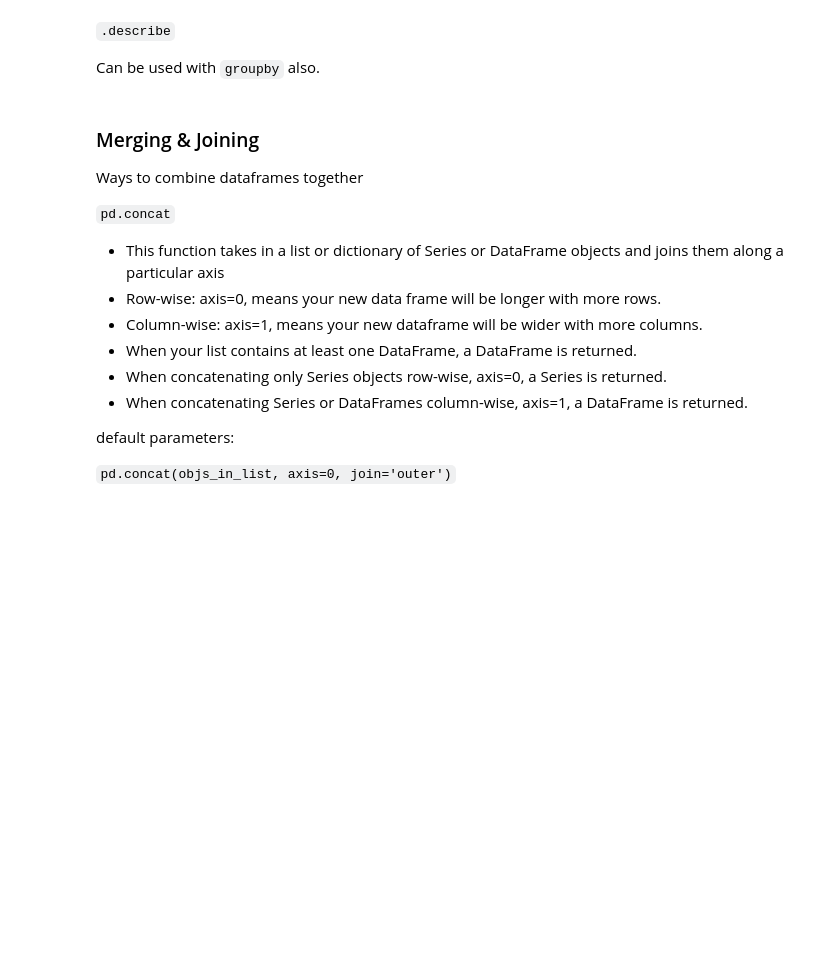
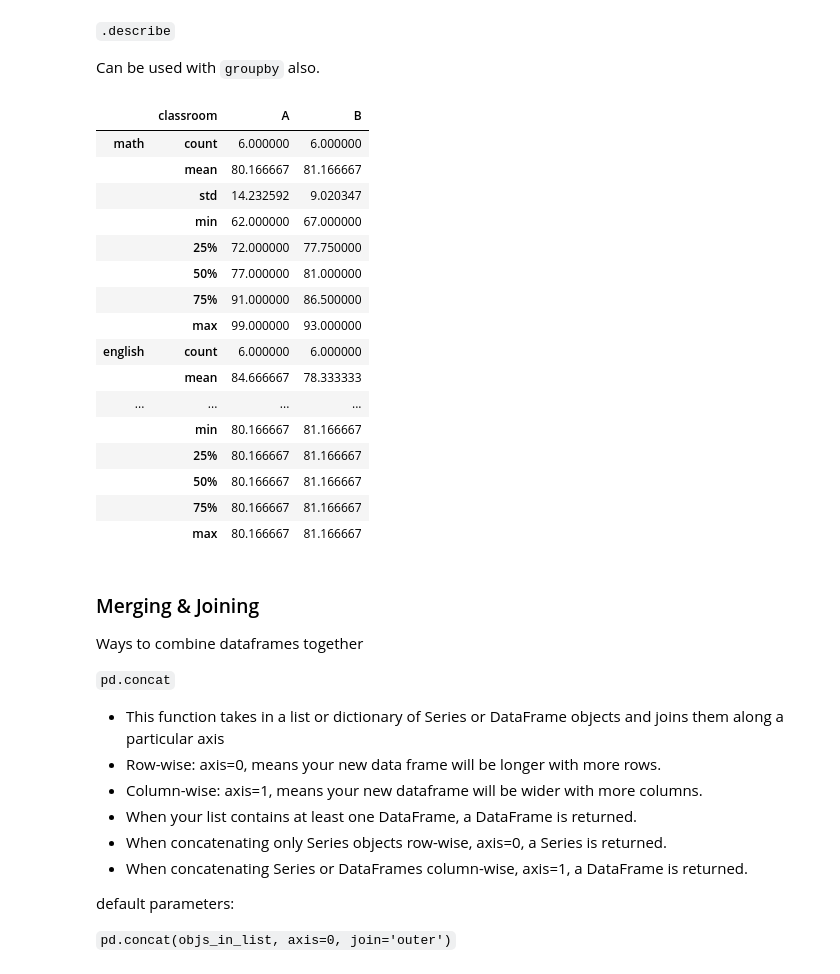
Before and after one commit to CodeupClassroom/noether-data-science-libraries, a Jupyter notebook: pandas_advanced_dataframes_lesson.ipynb, the cells around one changed output. Drawn from its saved outputs; the diff is of its cells as text; code cells hidden in the pictures; blank space fills up the shorter version.

```diff
--- a/pandas_advanced_dataframes_lesson.ipynb
+++ b/pandas_advanced_dataframes_lesson.ipynb
@@ -174,3 +342,7 @@ Let's compute the average reading grade for students who are passing english and
 # %%
 # Create a boolean column named passing_english
 # based on the math column using np.where
+# np.where(condition, value_when_true, value_when_false)
+
+df['passing_math'] = np.where(df.math < 70, 'failing', 'passing')
+df.head()
@@ -186,0 +394,5 @@ When you want to add an aggregate value, like the average math grades for each c
+# %%
+df = df.assign(avg_math_by_classroom =
+               df.groupby('classroom').math.transform('mean'))
+
+df['avg_english_by_classroom'] = df.groupby('classroom').english.transform('mean')
@@ -188,6 +409,26 @@ When you want to add an aggregate value, like the average math grades for each c
 `.describe`
 
 Can be used with `groupby` also.
+# %%
+df.groupby('classroom').describe().T
+# %% [output]
+|  | classroom | A | B |
+| math | count | 6.000000 | 6.000000 |
+|  | mean | 80.166667 | 81.166667 |
+|  | std | 14.232592 | 9.020347 |
+|  | min | 62.000000 | 67.000000 |
+|  | 25% | 72.000000 | 77.750000 |
+|  | 50% | 77.000000 | 81.000000 |
+|  | 75% | 91.000000 | 86.500000 |
+|  | max | 99.000000 | 93.000000 |
+| english | count | 6.000000 | 6.000000 |
+|  | mean | 84.666667 | 78.333333 |
+| ... | ... | ... | ... |
+|  | min | 80.166667 | 81.166667 |
+|  | 25% | 80.166667 | 81.166667 |
+|  | 50% | 80.166667 | 81.166667 |
+|  | 75% | 80.166667 | 81.166667 |
+|  | max | 80.166667 | 81.166667 |
 # %% [markdown]
 ### Merging & Joining
 
```
Also changed, not shown: parts of 37 cells of this notebook.
